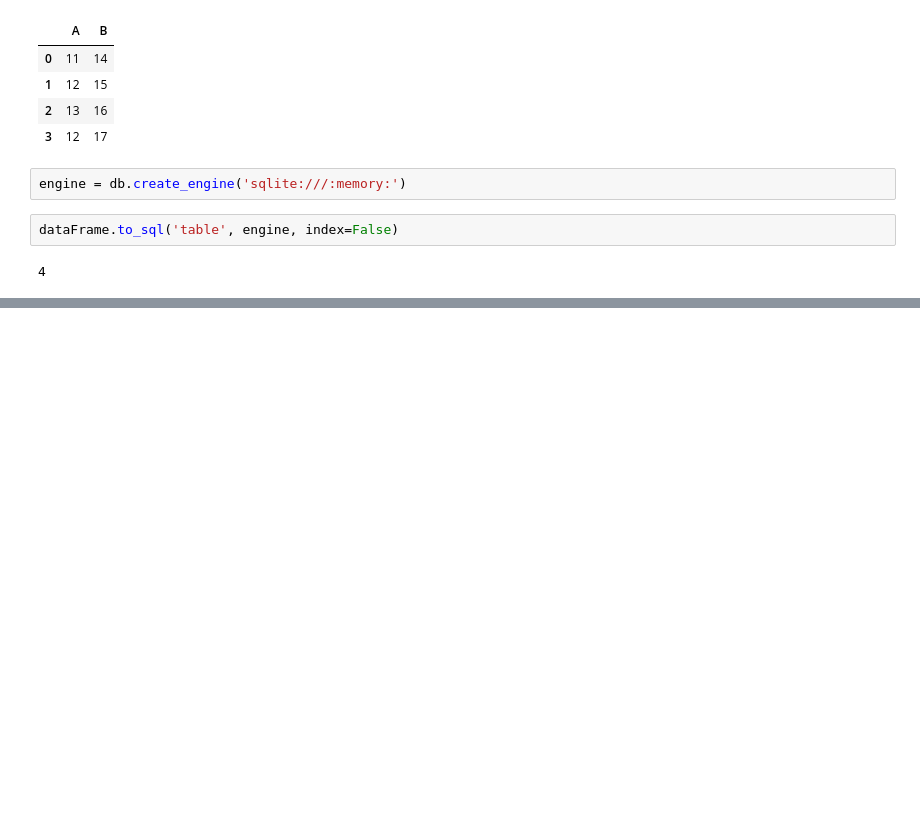
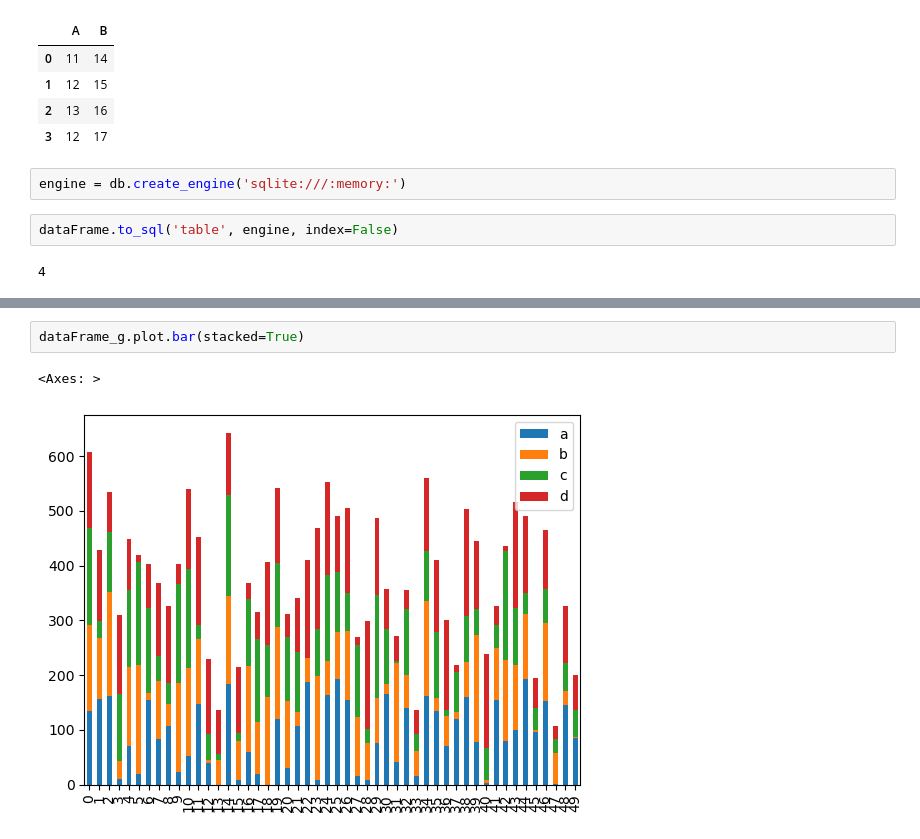
Before and after one commit to clog10/Machine-Learning, a Jupyter notebook: Pandas/Pandas.ipynb, the cells around one changed output, grey strips where cells are left out. Saved outputs shown, nothing was run; the diff lists cells and outputs as text; blank space fills up the shorter version.

```diff
--- a/Pandas/Pandas.ipynb
+++ b/Pandas/Pandas.ipynb
@@ -602,0 +648,5 @@ AttributeError: 'OptionEngine' object has no attribute 'execute'
+# %%
+dataFrame_g.plot.bar(stacked=True)
+# %% [output]
+<Axes: >
+[figure, added]
```
Also changed, not shown: parts of 13 cells of this notebook.
